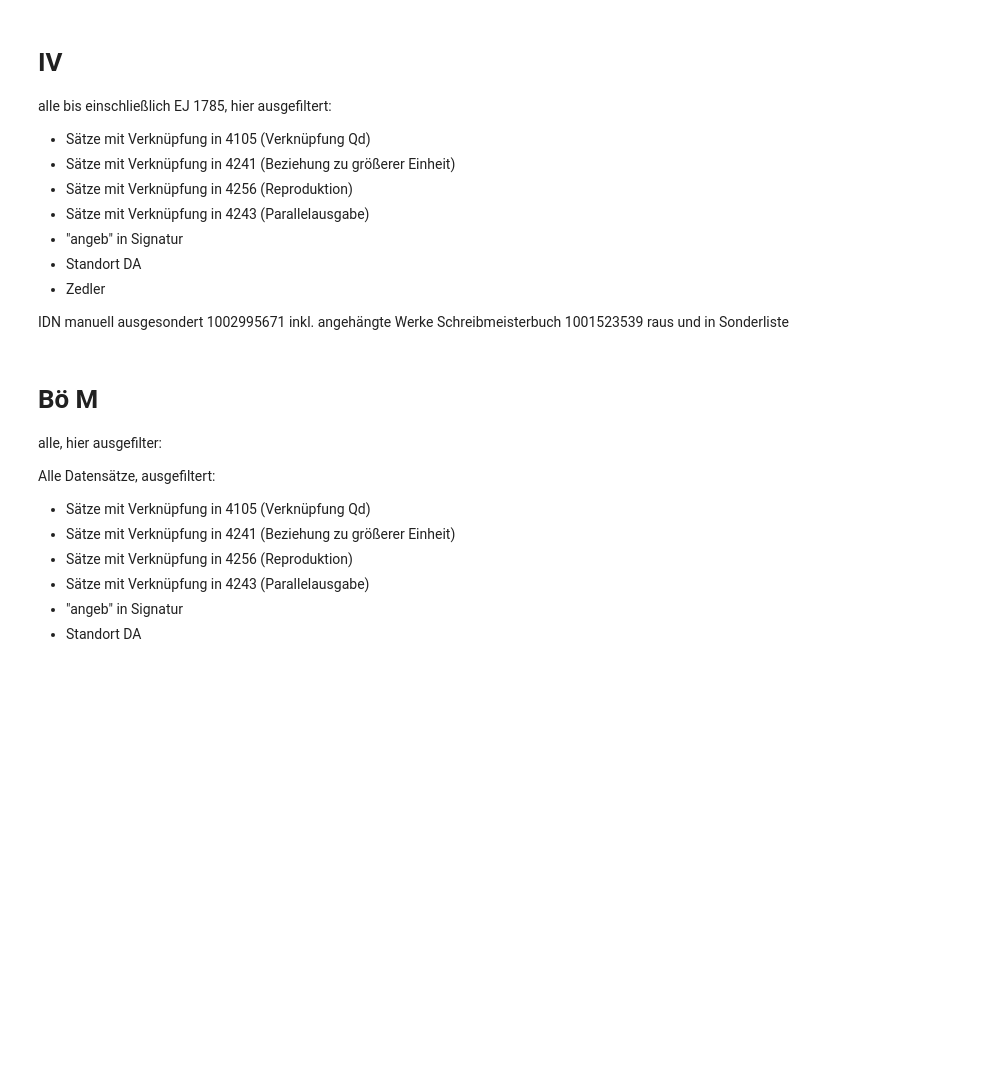
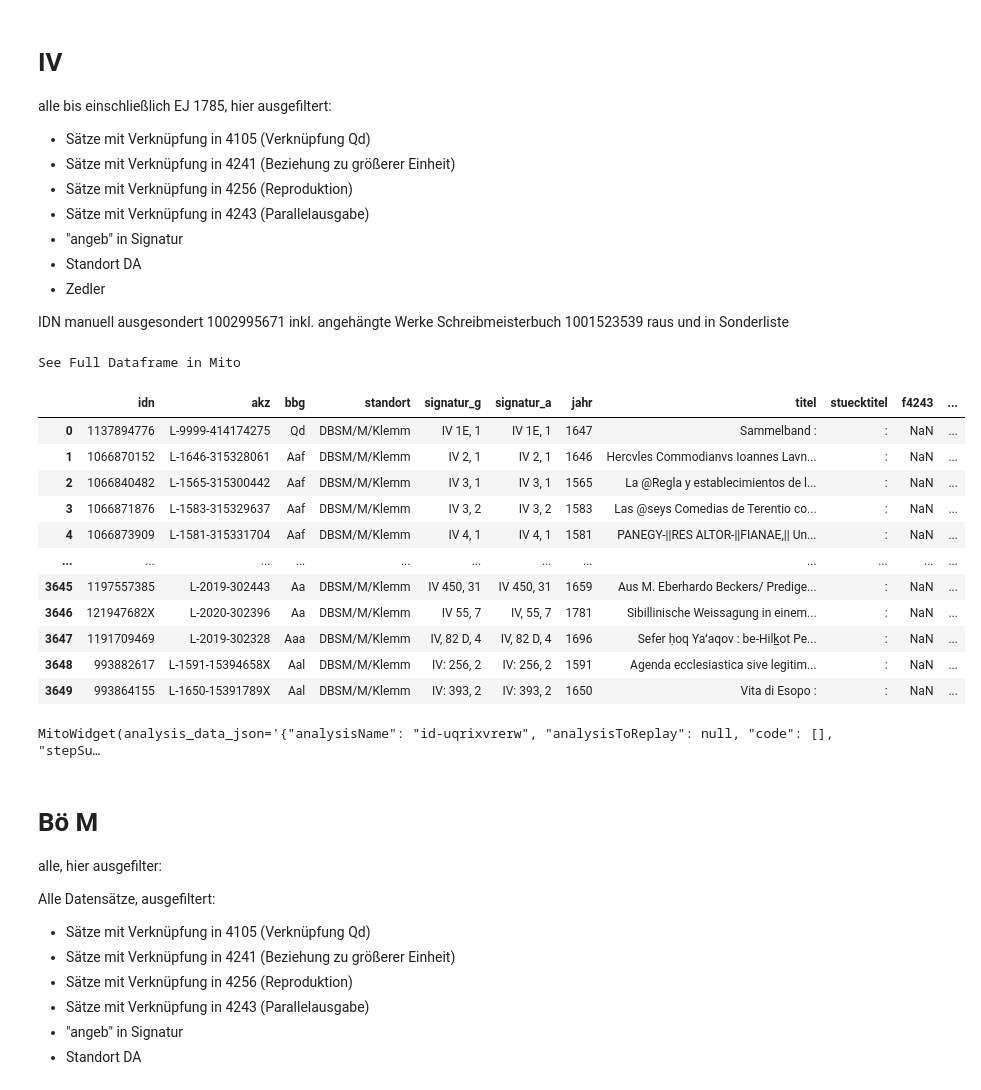
Before and after one commit to buchmuseum/vrekon, a Jupyter notebook: notebooks/gesamtanalyse.ipynb, the cells around one changed output. Cells and saved outputs as stored; diff of their text form; code cells hidden in the pictures; blank space fills up the shorter version.

```diff
--- a/notebooks/gesamtanalyse.ipynb
+++ b/notebooks/gesamtanalyse.ipynb
@@ -146,43 +170,64 @@ alle bis einschließlich EJ 1785, hier ausgefiltert:
 IDN manuell ausgesondert 1002995671 inkl. angehängte Werke
 Schreibmeisterbuch 1001523539 raus und in Sonderliste
 # %%
-df = pd.read_csv("../dat/iv.csv")
+df = pd.read_csv("../abzug/iv.csv")
 
 # Filtered signatur_g
-df = df[~df["signatur_g"].str.contains("angeb", na=False)]
+df = df[~df["signatur_g"].str.contains("angeb", na=False, case=False)]
 
 # Filtered signatur_a
-df = df[~df["signatur_a"].str.contains("angeb", na=False)]
+df = df[~df["signatur_a"].str.contains("angeb", na=False, case=False)]
 
 # Filtered f4243
 df = df[df["f4243"].isna()]
 
 # Filtered f4256
 df = df[df["f4256"].isna()]
 
 # Filtered f4241
 df = df[df["f4241"].isna()]
 
 # Filtered f4105_9
 df = df[df["f4105_9"].isna()]
 
 # Filtered jahr
 df = df[df["jahr"] <= 1785]
 
 # Filtered standort
 df = df[df["standort"] != "DBSM/DA"]
 
 # Filtered signatur_g
-df = df[~df["signatur_g"].str.contains("IV 205, 76", na=False)]
+df = df[~df["signatur_a"].str.contains("IV 205, 76", na=False)]
 
 # Filtered signatur_a
 df = df[~df["signatur_a"].str.contains("IV 205,76", na=False)]
 
 # Filtered signatur_g
-df = df[~df["signatur_g"].str.contains("IV 114, 15", na=False)]
+df = df[~df["signatur_a"].str.contains("IV 114, 15", na=False)]
 
 # Filtered signatur_g
-df = df[~df["signatur_g"].str.contains("IV 114, 13a", na=False)]
+df = df[~df["signatur_a"].str.contains("IV 114, 13a", na=False)]
 
-df.to_csv("../dat/iv-filtered.csv", index=False)
+df = df.sort_values(by='signatur_a', ascending=True, na_position='first', key=lambda X: np.argsort(index_natsorted(df["signatur_a"])))
+
+#df.to_csv("../dat/iv-filtered.csv", index=False)
 df
+# %% [output]
+See Full Dataframe in Mito
+|  | idn | akz | bbg | standort | signatur_g | signatur_a | jahr | titel | stuecktitel | f4243 | ... |
+| 0 | 1137894776 | L-9999-414174275 | Qd | DBSM/M/Klemm | IV 1E, 1 | IV 1E, 1 | 1647 | Sammelband : | : | NaN | ... |
+| 1 | 1066870152 | L-1646-315328061 | Aaf | DBSM/M/Klemm | IV 2, 1 | IV 2, 1 | 1646 | Hercvles Commodianvs Ioannes Lavn... | : | NaN | ... |
+| 2 | 1066840482 | L-1565-315300442 | Aaf | DBSM/M/Klemm | IV 3, 1 | IV 3, 1 | 1565 | La @Regla y establecimientos de l... | : | NaN | ... |
+| 3 | 1066871876 | L-1583-315329637 | Aaf | DBSM/M/Klemm | IV 3, 2 | IV 3, 2 | 1583 | Las @seys Comedias de Terentio co... | : | NaN | ... |
+| 4 | 1066873909 | L-1581-315331704 | Aaf | DBSM/M/Klemm | IV 4, 1 | IV 4, 1 | 1581 | PANEGY-||RES ALTOR-||FIANAE,|| Un... | : | NaN | ... |
+| ... | ... | ... | ... | ... | ... | ... | ... | ... | ... | ... | ... |
+| 3645 | 1197557385 | L-2019-302443 | Aa | DBSM/M/Klemm | IV 450, 31 | IV 450, 31 | 1659 | Aus M. Eberhardo Beckers/ Predige... | : | NaN | ... |
+| 3646 | 121947682X | L-2020-302396 | Aa | DBSM/M/Klemm | IV 55, 7 | IV, 55, 7 | 1781 | Sibillinische Weissagung in einem... | : | NaN | ... |
+| 3647 | 1191709469 | L-2019-302328 | Aaa | DBSM/M/Klemm | IV, 82 D, 4 | IV, 82 D, 4 | 1696 | Sefer ḥoq Yaʻaqov : be-Hilk̲ot Pe... | : | NaN | ... |
+| 3648 | 993882617 | L-1591-15394658X | Aal | DBSM/M/Klemm | IV: 256, 2 | IV: 256, 2 | 1591 | Agenda ecclesiastica sive legitim... | : | NaN | ... |
+| 3649 | 993864155 | L-1650-15391789X | Aal | DBSM/M/Klemm | IV: 393, 2 | IV: 393, 2 | 1650 | Vita di Esopo : | : | NaN | ... |
+# %%
+import mitosheet
+mitosheet.sheet(df, analysis_to_replay="id-uqrixvrerw")
+# %% [output]
+MitoWidget(analysis_data_json='{"analysisName": "id-uqrixvrerw", "analysisToReplay": null, "code": [], "stepSu…
```
Also changed, not shown: parts of 8 cells of this notebook, 11 other files.
